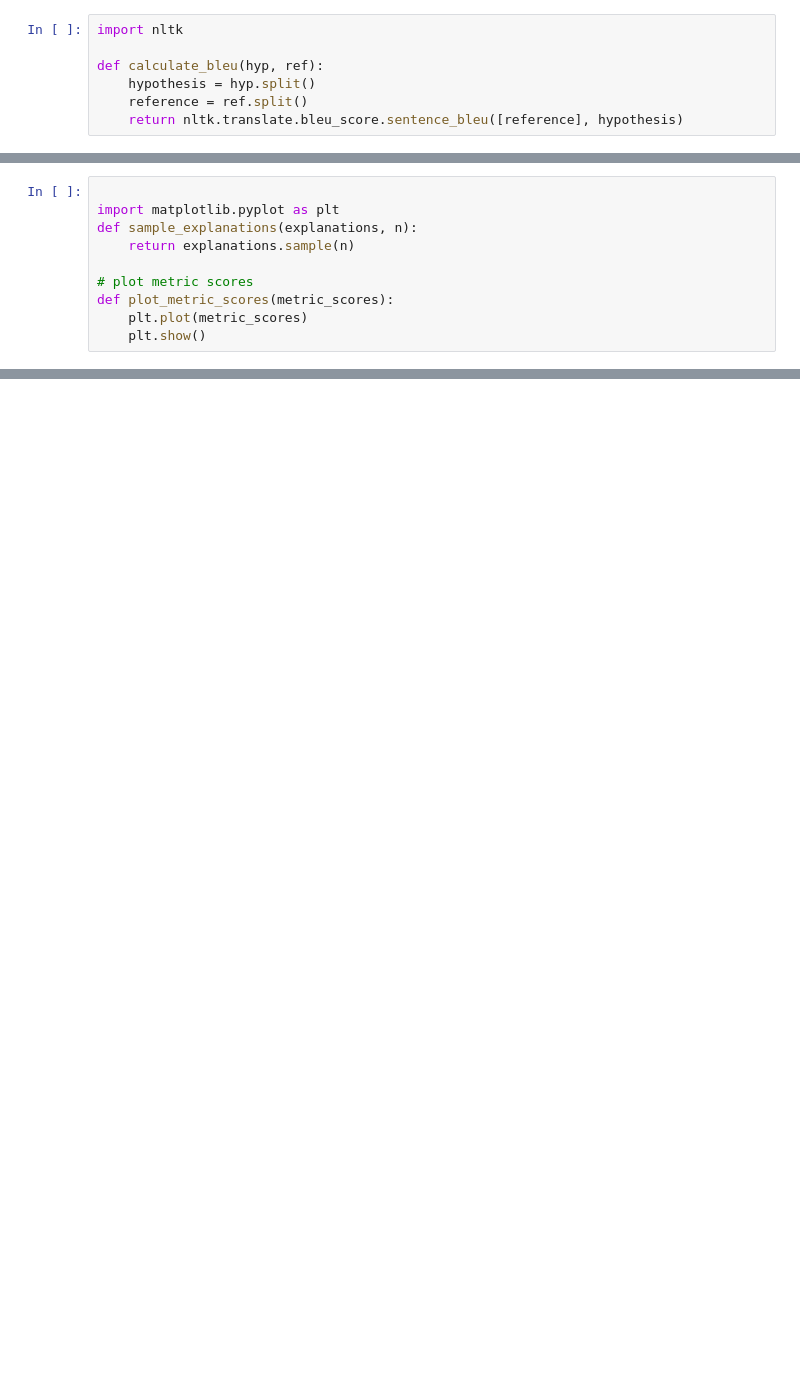
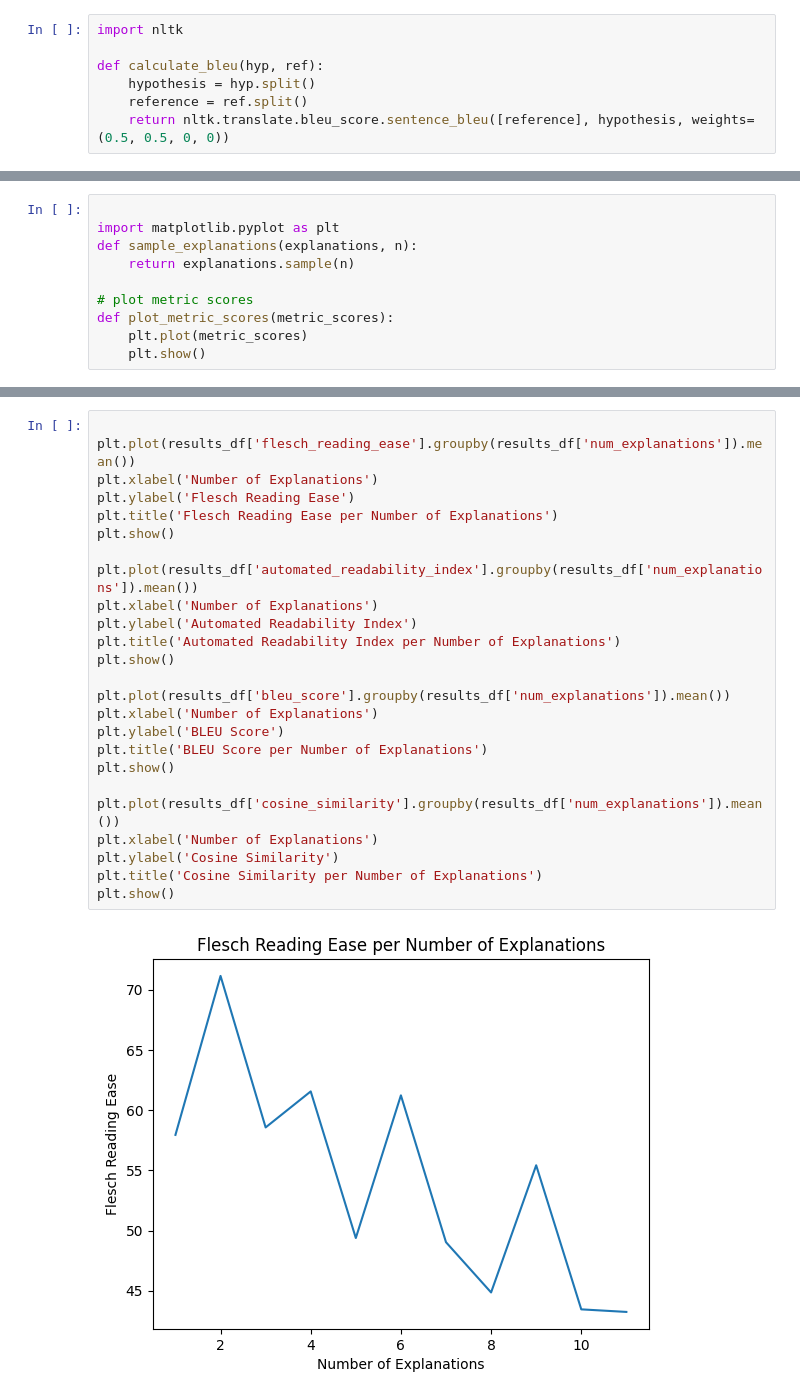
Before and after one commit to hpi-sam/ASE-GenAI, a Jupyter notebook: hendrik-lucas-philipp/miniproject3/task2.ipynb, the cells around one changed output, grey strips where cells are left out. Drawn from its saved outputs; the diff is of its cells as text; blank space fills up the shorter version.

```diff
--- a/hendrik-lucas-philipp/miniproject3/task2.ipynb
+++ b/hendrik-lucas-philipp/miniproject3/task2.ipynb
@@ -55,7 +63,7 @@ import nltk
 def calculate_bleu(hyp, ref):
     hypothesis = hyp.split()
     reference = ref.split()
-    return nltk.translate.bleu_score.sentence_bleu([reference], hypothesis)
+    return nltk.translate.bleu_score.sentence_bleu([reference], hypothesis, weights=(0.5, 0.5, 0, 0))
 # %%
 
 from sentence_transformers import SentenceTransformer
@@ -123,0 +187,27 @@ def plot_metric_scores(metric_scores):
+# %%
+
+plt.plot(results_df['flesch_reading_ease'].groupby(results_df['num_explanations']).mean())
+plt.xlabel('Number of Explanations')
+plt.ylabel('Flesch Reading Ease')
+plt.title('Flesch Reading Ease per Number of Explanations')
+plt.show()
+
+plt.plot(results_df['automated_readability_index'].groupby(results_df['num_explanations']).mean())
+plt.xlabel('Number of Explanations')
+plt.ylabel('Automated Readability Index')
+plt.title('Automated Readability Index per Number of Explanations')
+plt.show()
+
+plt.plot(results_df['bleu_score'].groupby(results_df['num_explanations']).mean())
+plt.xlabel('Number of Explanations')
+plt.ylabel('BLEU Score')
+plt.title('BLEU Score per Number of Explanations')
+plt.show()
+
+plt.plot(results_df['cosine_similarity'].groupby(results_df['num_explanations']).mean())
+plt.xlabel('Number of Explanations')
+plt.ylabel('Cosine Similarity')
+plt.title('Cosine Similarity per Number of Explanations')
+plt.show()
+# %% [output]
+[figure, added]
```
Also changed, not shown: parts of 5 cells of this notebook, 1 other file.
